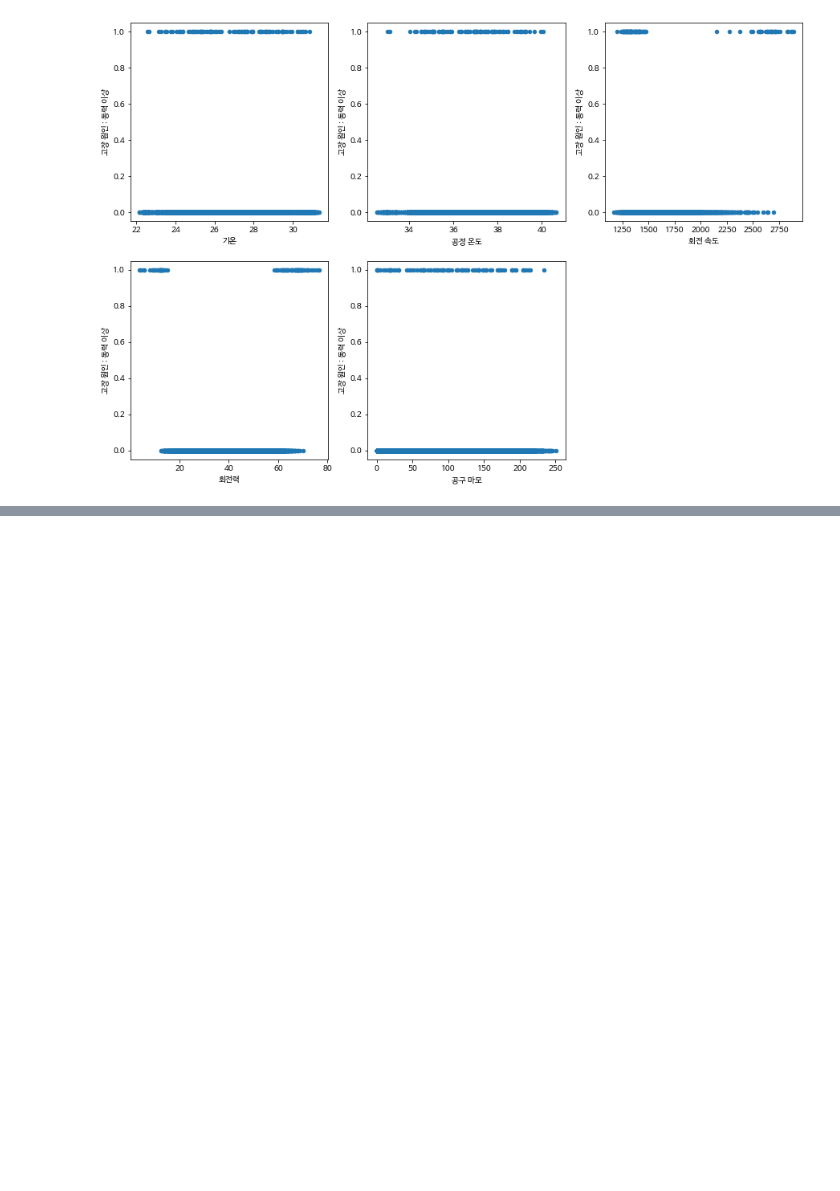
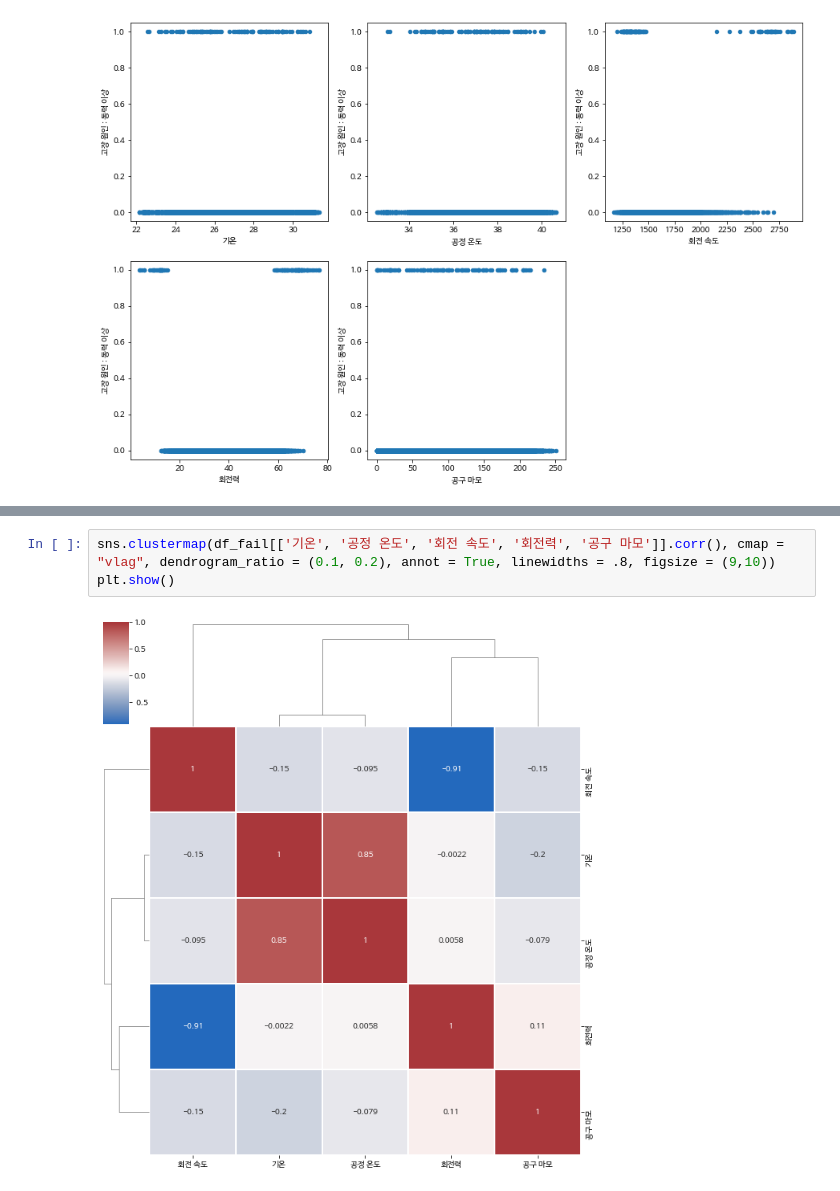
Before and after one commit to cesong2/Display-Sensor, a Jupyter notebook: Predictive_Maintenance2.ipynb, the cells around one changed output, grey strips where cells are left out. Cells and saved outputs as stored; diff of their text form; blank space fills up the shorter version.

```diff
--- a/Predictive_Maintenance2.ipynb
+++ b/Predictive_Maintenance2.ipynb
@@ -685,0 +717,5 @@ df.plot(x='공구 마모', y='고장 원인 : 동력 이상', kind='scatter', ax
+# %%
+sns.clustermap(df_fail[['기온', '공정 온도', '회전 속도', '회전력', '공구 마모']].corr(), cmap = "vlag", dendrogram_ratio = (0.1, 0.2), annot = True, linewidths = .8, figsize = (9,10))
+plt.show()
+# %% [output]
+[figure, added]
```
Also changed, not shown: parts of 9 cells of this notebook.
